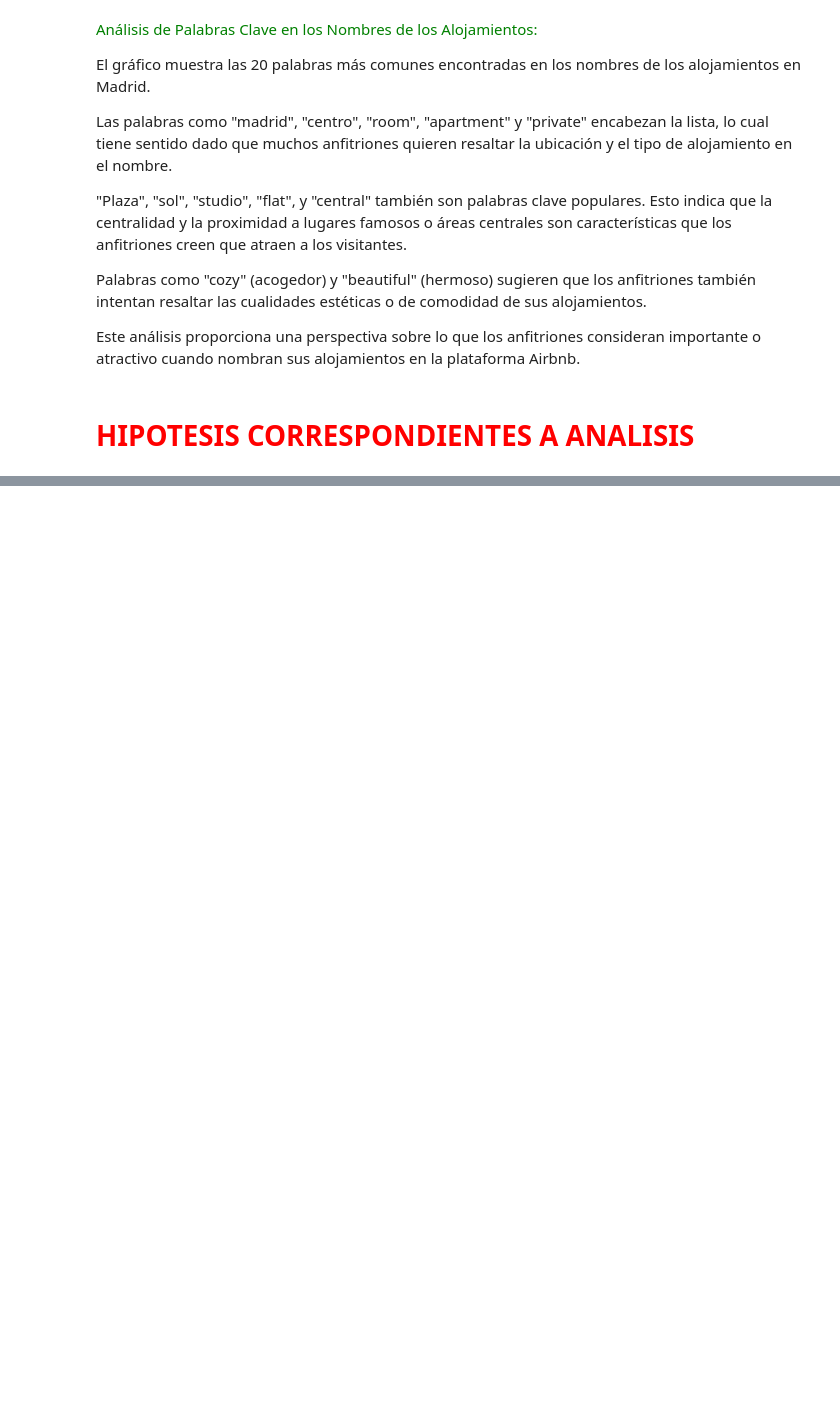
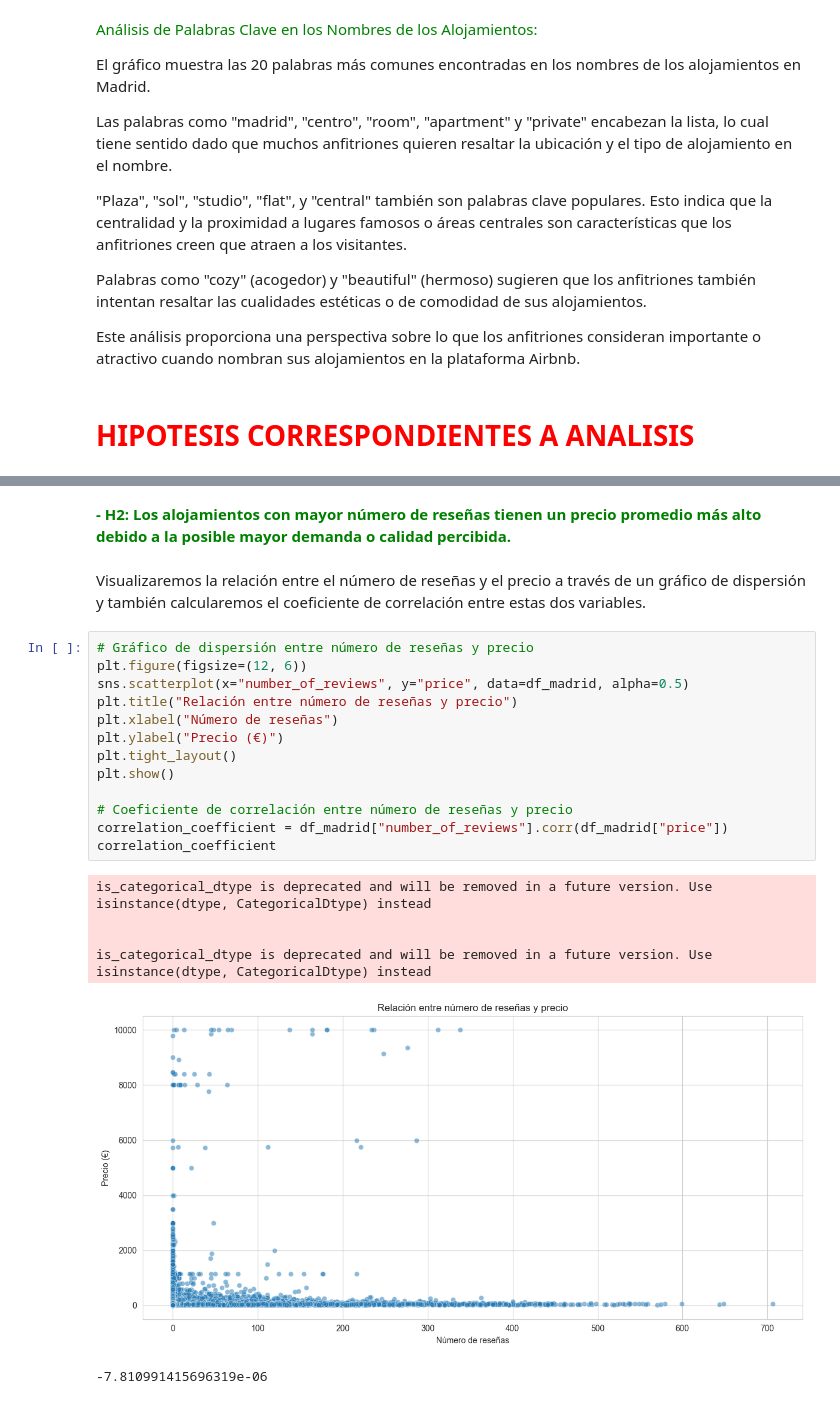
Before and after one commit to AI-School-F5-P2/Data_Analyst, a Jupyter notebook: Cities/Madrid.ipynb, the cells around one changed output, grey strips where cells are left out. Drawn from its saved outputs; the diff is of its cells as text; blank space fills up the shorter version.

Commit message:
feat:hypothesis and conclusions df_Madrid

```diff
--- a/Cities/Madrid.ipynb
+++ b/Cities/Madrid.ipynb
@@ -844,0 +924,24 @@ Este análisis proporciona una perspectiva sobre lo que los anfitriones consider
+# %% [markdown]
+<span style="color:green">**- H2: Los alojamientos con mayor número de reseñas tienen un precio promedio más alto debido a la posible mayor demanda o calidad percibida.**</span>
+# %% [markdown]
+Visualizaremos la relación entre el número de reseñas y el precio a través de un gráfico de dispersión y también calcularemos el coeficiente de correlación entre estas dos variables.
+# %%
+# Gráfico de dispersión entre número de reseñas y precio
+plt.figure(figsize=(12, 6))
+sns.scatterplot(x="number_of_reviews", y="price", data=df_madrid, alpha=0.5)
+plt.title("Relación entre número de reseñas y precio")
+plt.xlabel("Número de reseñas")
+plt.ylabel("Precio (€)")
+plt.tight_layout()
+plt.show()
+
+# Coeficiente de correlación entre número de reseñas y precio
+correlation_coefficient = df_madrid["number_of_reviews"].corr(df_madrid["price"])
+correlation_coefficient
+# %% [output]
+is_categorical_dtype is deprecated and will be removed in a future version. Use isinstance(dtype, CategoricalDtype) instead
+
+
+is_categorical_dtype is deprecated and will be removed in a future version. Use isinstance(dtype, CategoricalDtype) instead
+[figure, added]
+-7.810991415696319e-06
```
Also changed, not shown: parts of 55 cells of this notebook.
